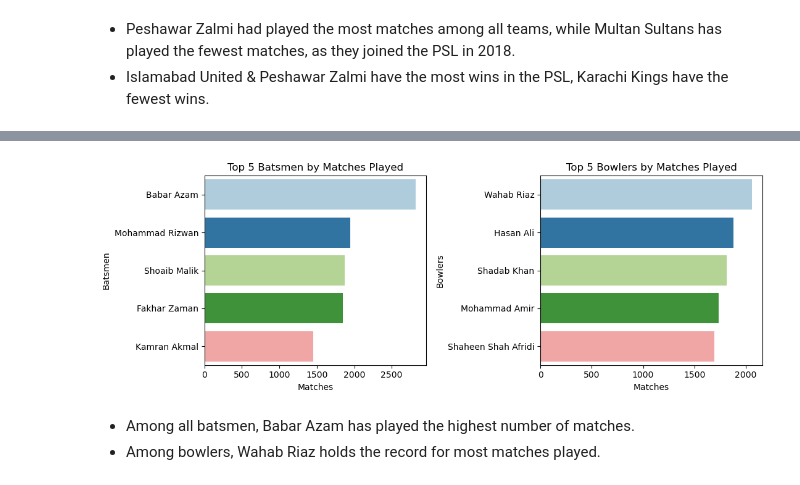
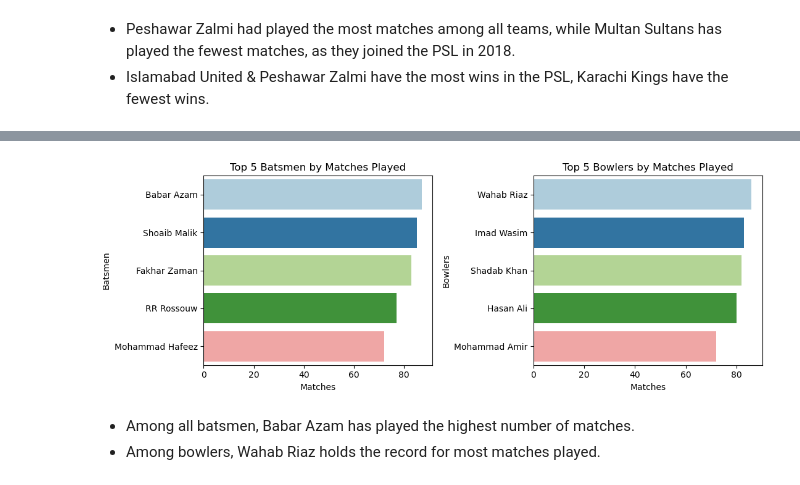
Before and after one commit to danisharain12/Machine-Learning-Projects, a Jupyter notebook: PSL 2025 Winner Prediction/PSL_2025_Winner_Prediction.ipynb, the cells around one changed output, grey strips where cells are left out. Cells and saved outputs as stored; diff of their text form; code cells hidden in the pictures.

```diff
--- a/PSL 2025 Winner Prediction/PSL_2025_Winner_Prediction.ipynb
+++ b/PSL 2025 Winner Prediction/PSL_2025_Winner_Prediction.ipynb
@@ -298,3 +313,7 @@ df['date']= pd.to_datetime(df['date'])
+# %%
+df['venue'] = df['venue'].replace({'National Stadium' : 'National Stadium, Karachi',
+                                   'Gaddafi Stadium' : 'Gaddafi Stadium, Lahore',
+                                   'Sheikh Zayed Stadium' : 'Sheikh Zayed Stadium, Abu Dhabi'})
 # %% [markdown]
 -----
 # %% [markdown]
@@ -489,23 +511,23 @@ plt.show()
 # %%
-batsmen_matches = df.groupby('batter')['batter'].count().sort_values(ascending=False).head(5)
-bowler_matches = df.groupby('bowler')['bowler'].count().sort_values(ascending=False).head(5)
+batsmen_matches = df.groupby('batter')['match_id'].nunique().sort_values(ascending=False).head(5)
+bowler_matches = df.groupby('bowler')['match_id'].nunique().sort_values(ascending=False).head(5)
 
 fig, axes = plt.subplots(1, 2, figsize=(11, 4))
 
-sns.barplot(y=batsmen_matches.index, x=batsmen_matches.values, palette='Paired' ,ax=axes[0])
+sns.barplot(y=batsmen_matches.index, x=batsmen_matches.values, palette='Paired', ax=axes[0])
 axes[0].set_title('Top 5 Batsmen by Matches Played')
 axes[0].set_xlabel('Matches')
 axes[0].set_ylabel('Batsmen')
 
 sns.barplot(y=bowler_matches.index, x=bowler_matches.values, palette='Paired', ax=axes[1])
 axes[1].set_title('Top 5 Bowlers by Matches Played')
 axes[1].set_xlabel('Matches')
 axes[1].set_ylabel('Bowlers')
 
 plt.tight_layout()
 plt.show()
 # %% [output]
-[figure, old version]
+[figure, new version]
 # %% [markdown]
 - Among all batsmen, Babar Azam has played the highest number of matches.
 - Among bowlers, Wahab Riaz holds the record for most matches played.
```
Also changed, not shown: parts of 37 cells of this notebook.
